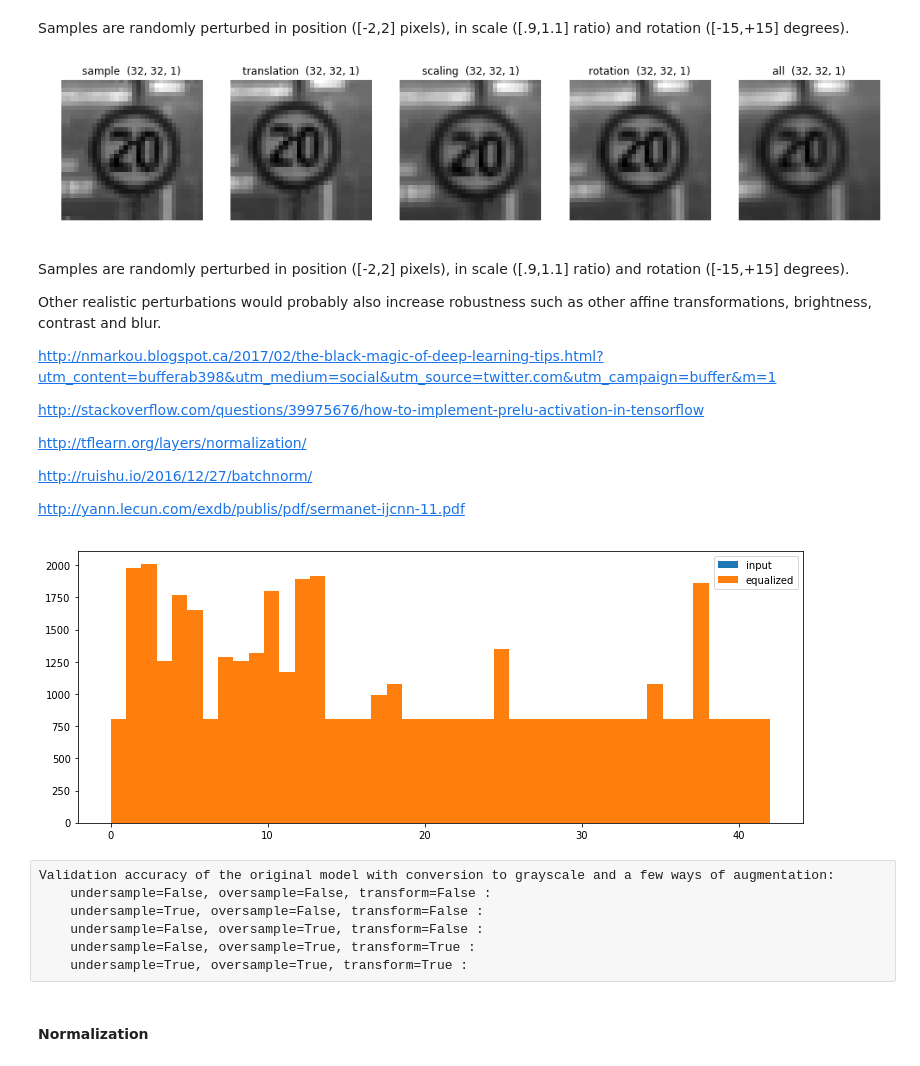
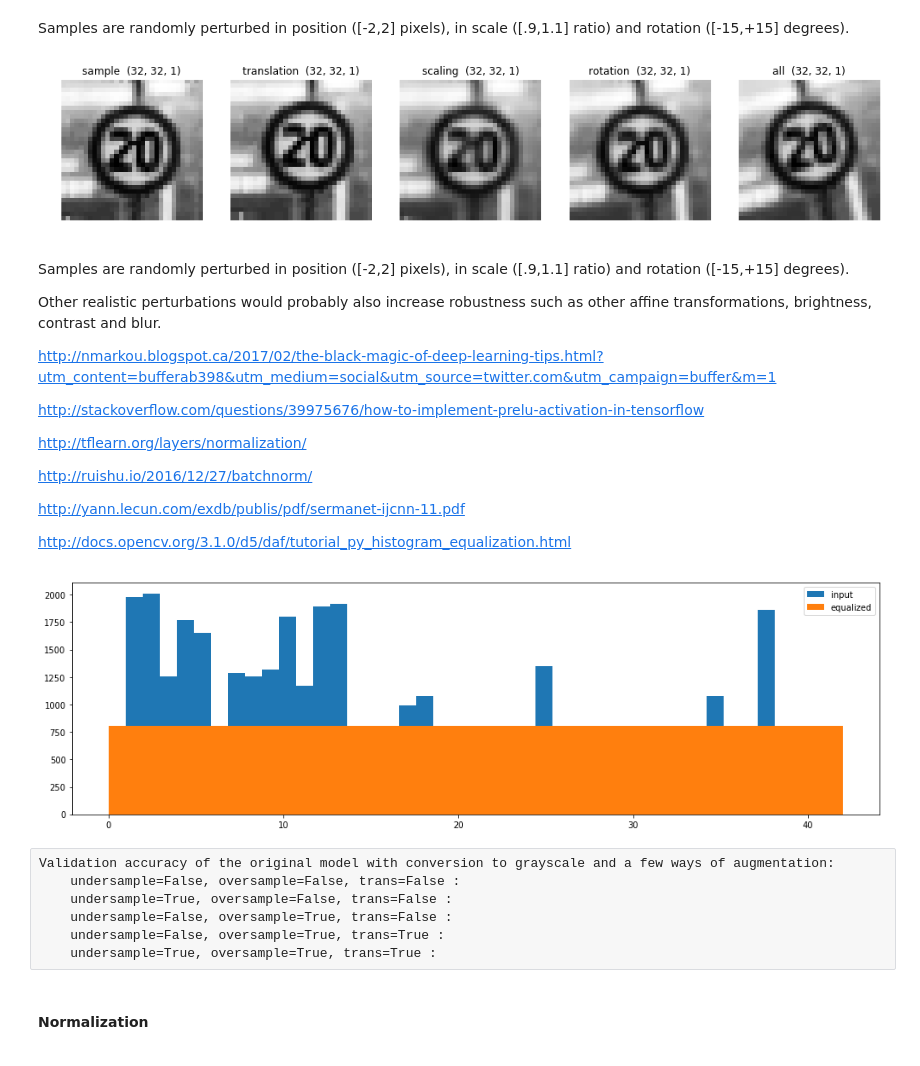
Before and after one commit to tmandzak/CarND-Traffic-Sign-Classifier-Project, a Jupyter notebook: Traffic_Sign_Classifier.ipynb, the cells around one changed output. Saved outputs shown, nothing was run; the diff lists cells and outputs as text; code cells hidden in the pictures.

```diff
--- a/Traffic_Sign_Classifier.ipynb
+++ b/Traffic_Sign_Classifier.ipynb
@@ -205,9 +192,9 @@ Best hyperparameters:
 # %% [markdown]
 #### Grayscale
 # %%
-# Convert to grayscale
-X_train = np.sum(X_RGB_train/3, axis=3, keepdims=True)
-X_test = np.sum(X_RGB_test/3, axis=3, keepdims=True)
-X_valid = np.sum(X_RGB_valid/3, axis=3, keepdims=True)
+X_train = np.sum(X_RGB_train//3, axis=3, keepdims=True).astype('uint8')
+X_test = np.sum(X_RGB_test//3, axis=3, keepdims=True).astype('uint8')
+X_valid = np.sum(X_RGB_valid//3, axis=3, keepdims=True).astype('uint8')
 
-sample = X_train[10000]
+images += [X_train[10000].copy()]
+image_titles += ['Grayscale']
@@ -222,0 +203,18 @@ Best hyperparameters:
+# %%
+def equalizeHist(X):
+    for i in range(len(X)):
+        X[i] = cv2.equalizeHist(X[i])[:,:,None]
+    return X
+
+X_train = equalizeHist(X_train)
+X_test = equalizeHist(X_test)
+X_valid = equalizeHist(X_valid)
+
+images += [X_train[10000].copy()]
+image_titles += ['Hist Equalization']
+# %%
+fig, axs = plt.subplots(1, len(images), figsize=(17, 3))
+for i in range(len(images)):
+    axs[i].axis('off')
+    axs[i].imshow(images[i].squeeze(), cmap='gray')
+    _ = axs[i].set_title(image_titles[i]+'  '+str(images[i].shape))
@@ -259,7 +259,7 @@ def rotation(src):
 def transform(src):
     return rotation(scaling(translation(src)))
 
-
+sample = images[-1]
 images = [sample, translation(sample), scaling(sample), rotation(sample), transform(sample)]
 image_titles = ['sample', 'translation', 'scaling', 'rotation', 'all']
 
@@ -269,7 +269,7 @@ for i in range(len(images)):
     axs[i].imshow(images[i].squeeze(), cmap='gray')
     _ = axs[i].set_title(image_titles[i]+'  '+str(images[i].shape))
 # %% [output]
-[figure, old version]
+[figure, new version]
 # %% [markdown]
 Samples are randomly perturbed in
 position ([-2,2] pixels), in scale ([.9,1.1] ratio) and rotation
@@ -288,6 +288,8 @@ http://tflearn.org/layers/normalization/
 http://ruishu.io/2016/12/27/batchnorm/
 
 http://yann.lecun.com/exdb/publis/pdf/sermanet-ijcnn-11.pdf
+
+http://docs.opencv.org/3.1.0/d5/daf/tutorial_py_histogram_equalization.html
 # %%
 def augment(X, y, undersample=True, oversample=True, trans=True):
     if undersample | oversample:
@@ -315,23 +317,23 @@ def augment(X, y, undersample=True, oversample=True, trans=True):
 
     return X, y
 # %%
-plt.figure(figsize=(13,5))
+plt.figure(figsize=(17,5))
 _ = plt.hist(y_train, bins=n_classes, label='input')
 
-X_train, y_train = augment(X_train, y_train, undersample=False, oversample=True, trans=True)
+X_train, y_train = augment(X_train, y_train, undersample=True, oversample=True, trans=True)
 
 _ = plt.hist(y_train, bins=n_classes, label='equalized')
 
 _ = plt.legend()
 # %% [output]
-[figure, old version]
+[figure, new version]
 # %% [raw]
 Validation accuracy of the original model with conversion to grayscale and a few ways of augmentation:
-    undersample=False, oversample=False, transform=False :
-    undersample=True, oversample=False, transform=False :
-    undersample=False, oversample=True, transform=False :
-    undersample=False, oversample=True, transform=True :
-    undersample=True, oversample=True, transform=True :
+    undersample=False, oversample=False, trans=False :
+    undersample=True, oversample=False, trans=False :
+    undersample=False, oversample=True, trans=False :
+    undersample=False, oversample=True, trans=True :
+    undersample=True, oversample=True, trans=True :
 # %% [markdown]
 #### Normalization
 # %%
```
Also changed, not shown: parts of 18 cells of this notebook, 3 other files.
